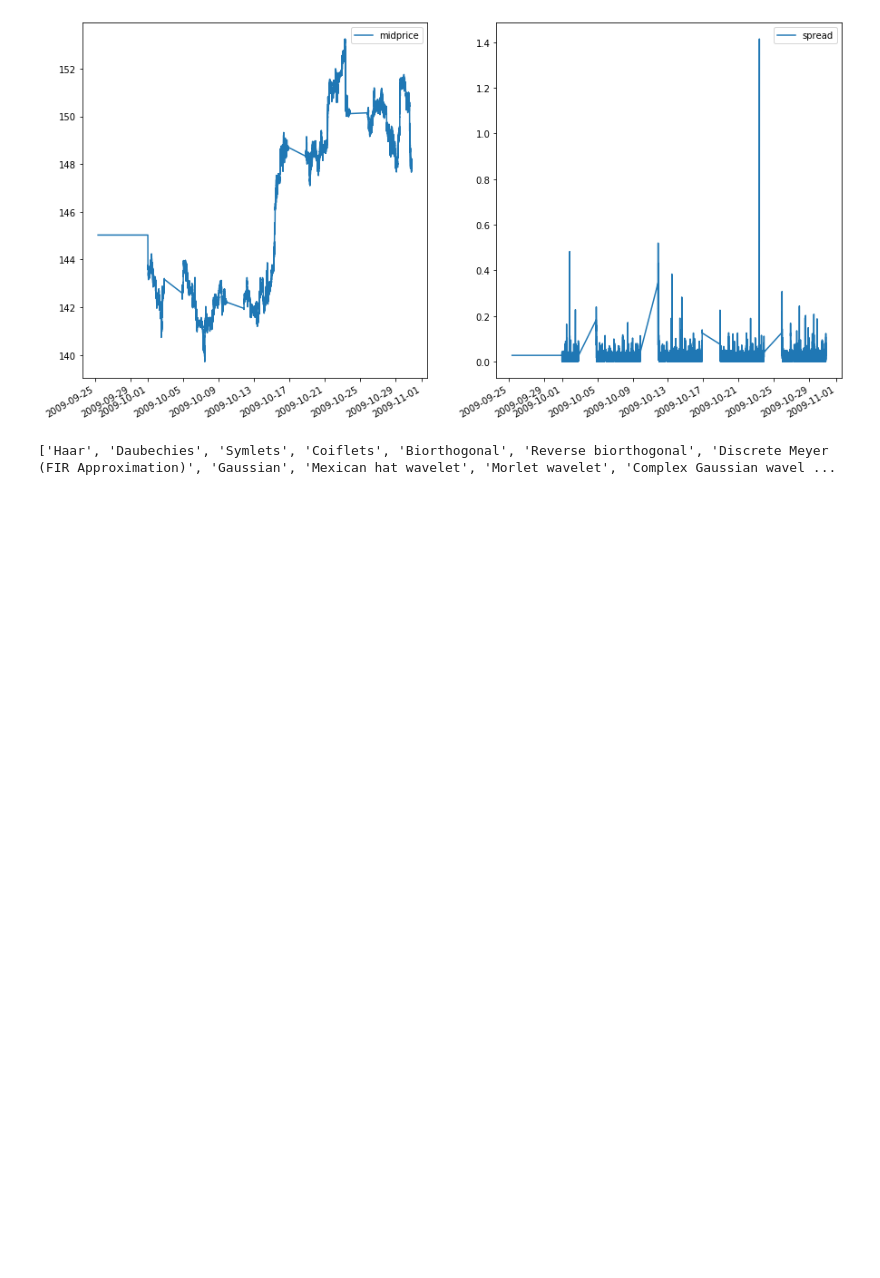
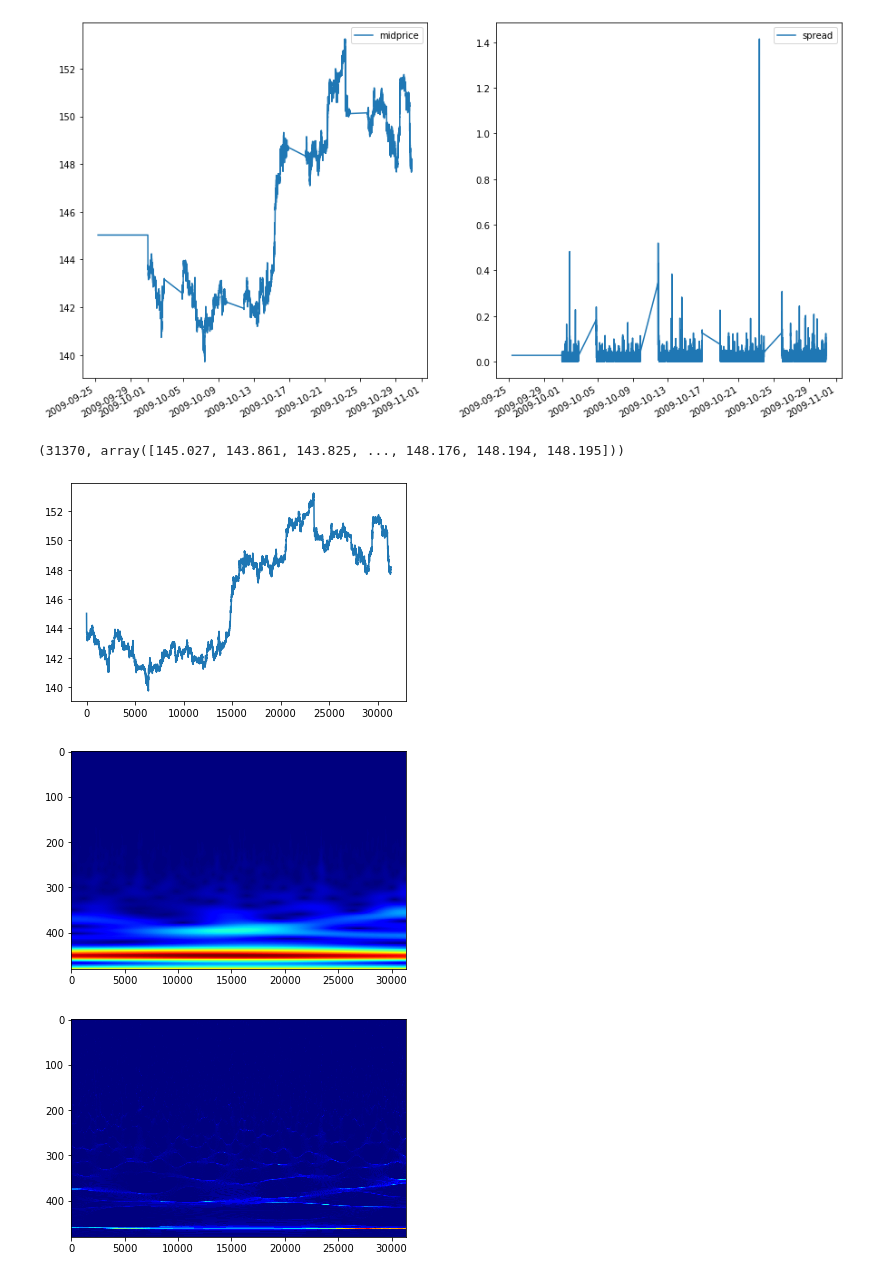
Before and after one commit to Hanwant/madigan, a Jupyter notebook: notebooks/EDA_FX_Wavelets.ipynb, the cells around one changed output. Cells and saved outputs as stored; diff of their text form; code cells hidden in the pictures; blank space fills up the shorter version.

```diff
--- a/notebooks/EDA_FX_Wavelets.ipynb
+++ b/notebooks/EDA_FX_Wavelets.ipynb
@@ -22,7 +22,7 @@ def read_and_parse_truefx(filepath):
 files = list(datapath.iterdir())
 print(len(files))
 
-df = read_and_parse_truefx(files[0])
+df = read_and_parse_truefx(files[0:20])
 # %% [output]
 125
 # %%
@@ -37,7 +37,10 @@ fig.autofmt_xdate()
 # %% [output]
 [figure]
 # %%
-x = df[['ask', 'bid']].mean(1).resample('1min')
+x = df[['ask', 'bid']].mean(1).resample('1min').last().dropna().values
+len(x), x
+# %% [output]
+(31370, array([145.027, 143.861, 143.825, ..., 148.176, 148.194, 148.195]))
 # %%
 %matplotlib inline
 
@@ -46,4 +50,14 @@ import pywt
-# %%
-print(pywt.families(short=False))
-# %% [output]
-['Haar', 'Daubechies', 'Symlets', 'Coiflets', 'Biorthogonal', 'Reverse biorthogonal', 'Discrete Meyer (FIR Approximation)', 'Gaussian', 'Mexican hat wavelet', 'Morlet wavelet', 'Complex Gaussian wavel ...
+# %%
+def viz(x, Tx, Wx):
+    plt.plot(x);  plt.show()
+    plt.imshow(np.abs(Wx), aspect='auto', cmap='jet')
+    plt.show()
+    plt.imshow(np.flipud(np.abs(Tx)), aspect='auto', vmin=0, vmax=.2, cmap='jet')
+    plt.show()
+# %%
+Tx, _, Wx, *_ = spy.ssq_cwt(x, 'morlet')
+viz(x, Tx, Wx)
+# %% [output]
+[figure, added]
+[figure, added]
+[figure, added]
```
Also changed, not shown: parts of 4 cells of this notebook, 26 other files.
